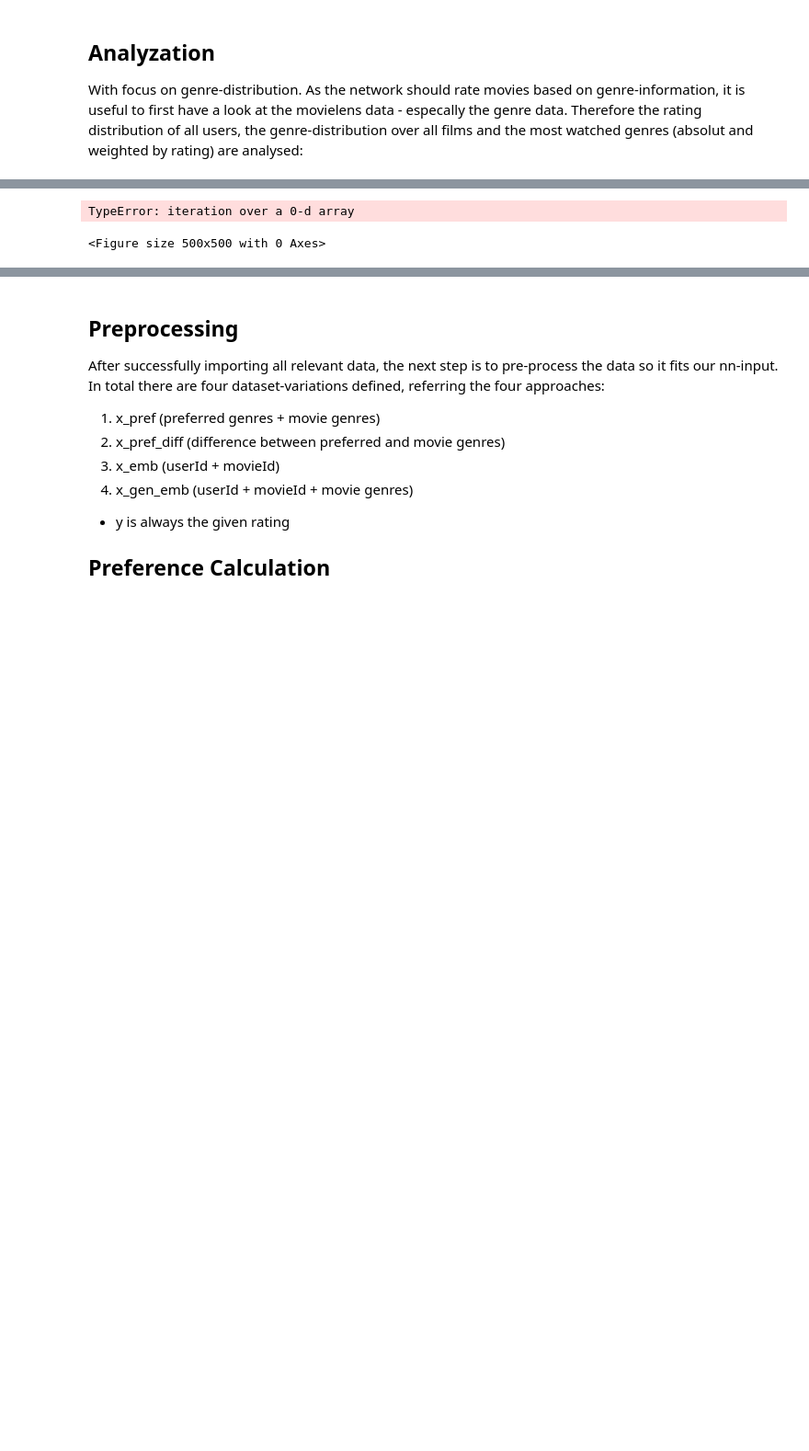
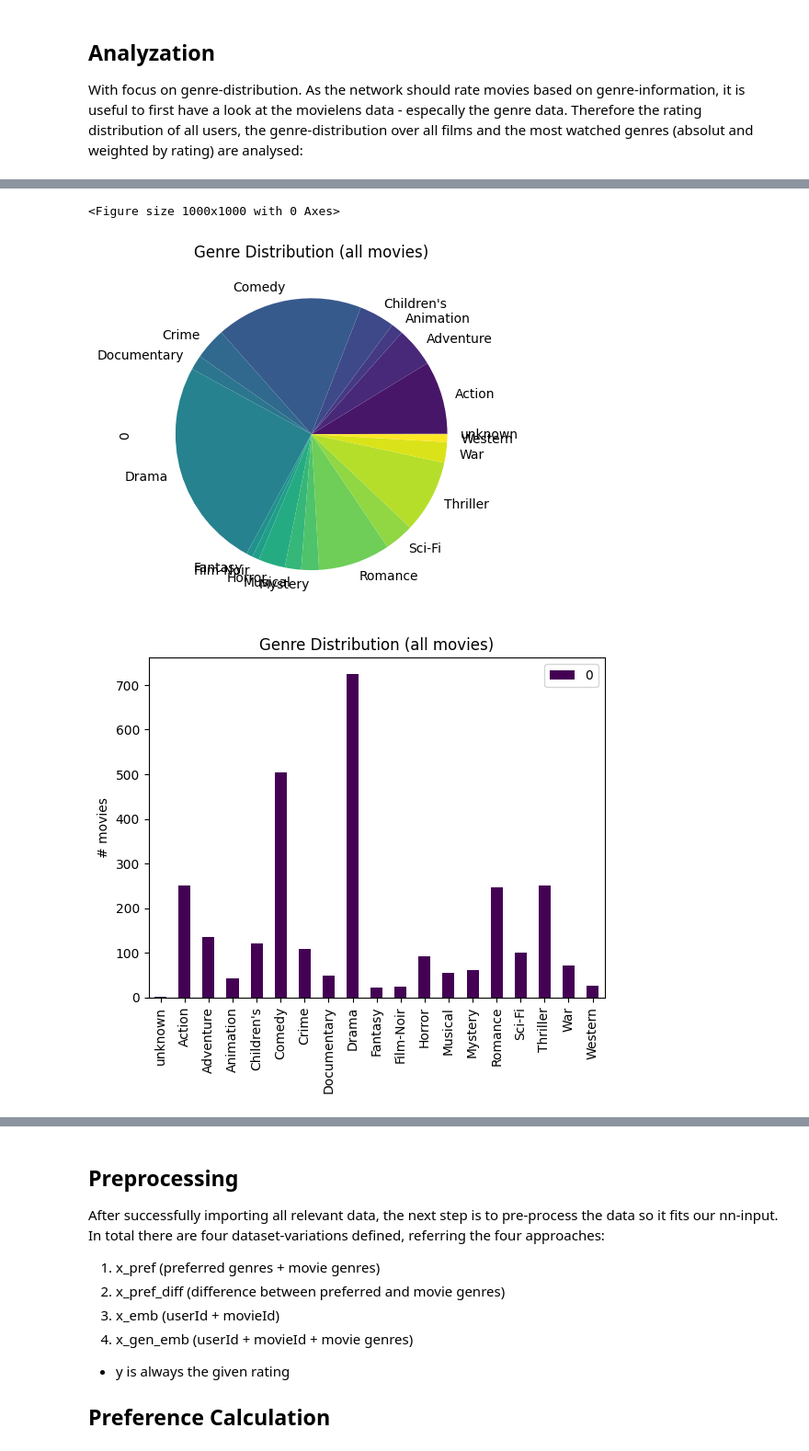
Before and after one commit to ManuRiess/MovieRecommender, a Jupyter notebook: MovieRecommender.ipynb, the cells around one changed output, grey strips where cells are left out. Shown: that part at 92% size. Saved outputs shown, nothing was run; the diff lists cells and outputs as text; code cells hidden in the pictures; blank space fills up the shorter version.

```diff
--- a/MovieRecommender.ipynb
+++ b/MovieRecommender.ipynb
@@ -116,25 +116,35 @@ As the network should rate movies based on genre-information, it is useful to fi
 # %%
 # Analyse: Best Movie, average ratings, average rating counts,
 #rating distribution
 plt.figure(figsize=(5,5))
 plt.rc("font", size=9)
 df_ratings.rating.value_counts(sort=False).plot(kind='bar', colormap = mpl.colormaps['viridis'])
 plt.title('Rating Distribution')
 plt.xlabel('\nRating')
 plt.ylabel('# movies')
 plt.show()
 #genre-distribution
-plt.figure(figsize=(5,5))
-plt.rc("font", size=9)
-genres_sum = [sum(np.asarray(col)) for col in df_movies.columns[5:24].values] #sum(int(col))
-print(genres_sum)
-df_test = pd.DataFrame(genres_sum,index= df_movies.columns[5:24].values,columns=["Preference"], colormap = mpl.colormaps['viridis'])
-# df_ratings.rating.value_counts(sort=False).plot(kind='bar', colormap = mpl.colormaps['viridis'])
-plt.title('Rating Distribution')
-plt.xlabel('\nRating')
+plt.figure(figsize=(10,10))
+plt.rc("font", size=10)
+genres_sum_movies = [sum(np.asarray(df_movies.loc[:,col])) for col in df_movies.columns[5:24].values]
+df_genres = pd.DataFrame(genres_sum_movies,index= df_movies.columns[5:24].values)
+df_genres.plot(kind='pie', colormap = mpl.colormaps['viridis'], subplots=True, legend=False)
+plt.title('Genre Distribution (all movies)')
+df_genres.plot(kind='bar', colormap = mpl.colormaps['viridis'])
+plt.ylabel('# movies')
+plt.title('Genre Distribution (all movies)')
+plt.show()
+#mostwatched genres
+genres = [df_movies.loc[int(movieId)-1,'unknown':'Western'].tolist() for movieId in df_ratings['movieId']] # might take 1 minute..
+genres = np.asarray(genres)
+genres_sum = [sum(genres[:,col]) for col in range(19)]
+df_genres = pd.DataFrame(genres_sum,index= df_movies.columns[5:24].values)
+df_genres.plot(kind='bar', colormap = mpl.colormaps['viridis'])
+plt.title('Most watched genres (absolut)')
 plt.ylabel('# movies')
 plt.show()
 # %% [output]
 [figure]
-TypeError: iteration over a 0-d array
+<Figure size 1000x1000 with 0 Axes>
-<Figure size 500x500 with 0 Axes>
+[figure, added]
+[figure, added]
```
Also changed, not shown: parts of 1 cell of this notebook.
